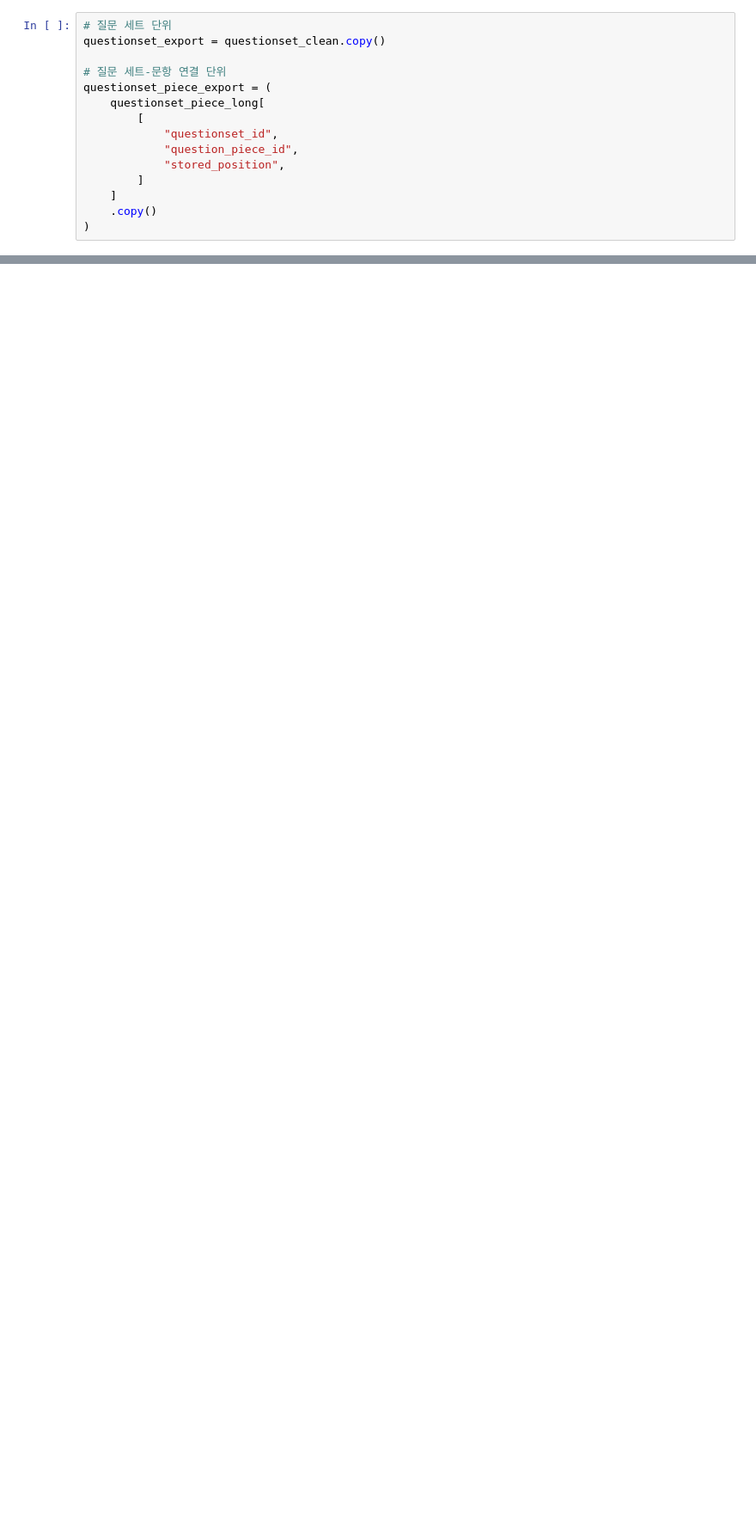
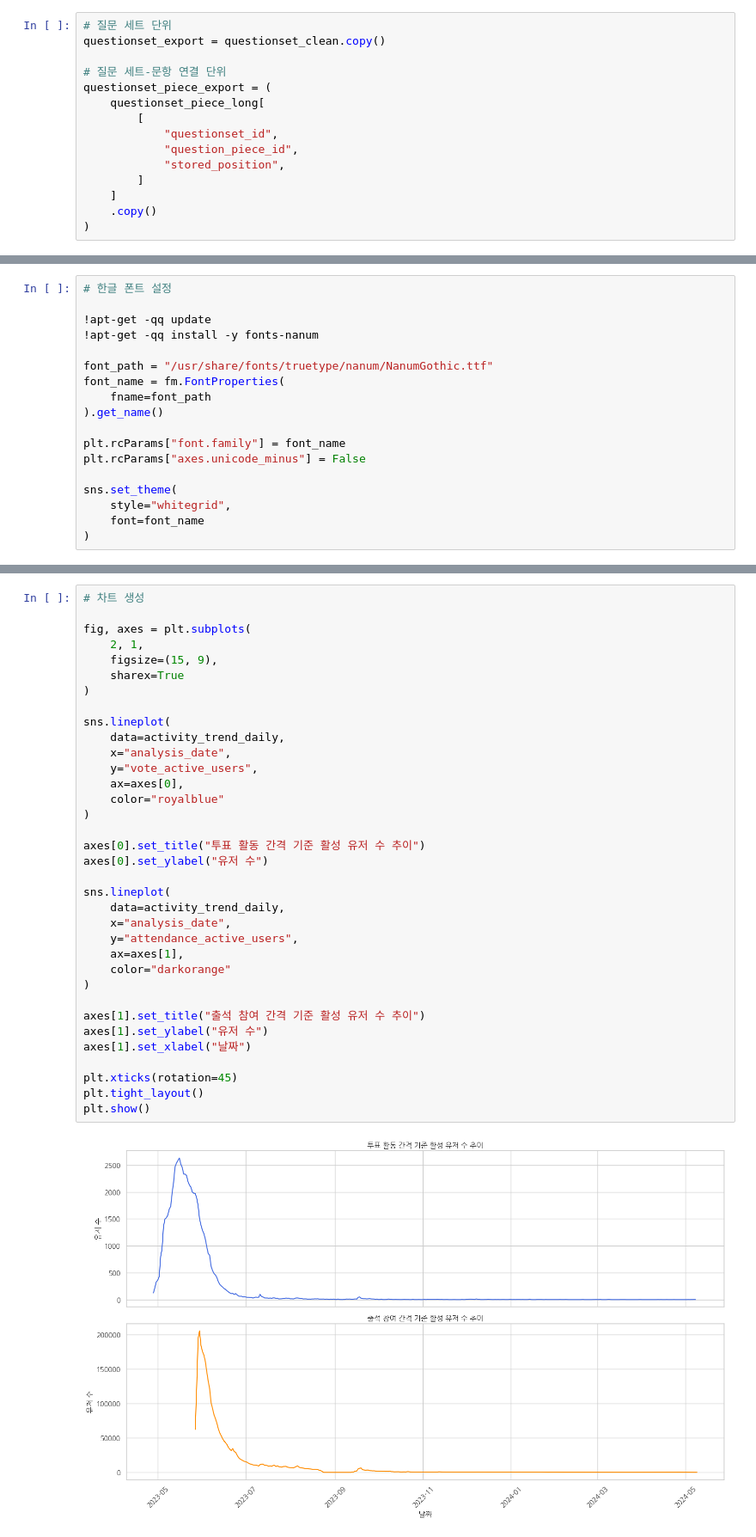
Before and after one commit to DA15-Lab/team3-ping-analytics, a Jupyter notebook: notebooks/Sooyong_analysis.ipynb, the cells around one changed output, grey strips where cells are left out. Shown at 86% size. Saved outputs shown, nothing was run; the diff lists cells and outputs as text; blank space fills up the shorter version.

```diff
--- a/notebooks/Sooyong_analysis.ipynb
+++ b/notebooks/Sooyong_analysis.ipynb
@@ -2180,0 +2780,18 @@ display(export_summary)
+# %%
+# 한글 폰트 설정
+
+!apt-get -qq update
+!apt-get -qq install -y fonts-nanum
+
+font_path = "/usr/share/fonts/truetype/nanum/NanumGothic.ttf"
+font_name = fm.FontProperties(
+    fname=font_path
+).get_name()
+
+plt.rcParams["font.family"] = font_name
+plt.rcParams["axes.unicode_minus"] = False
+
+sns.set_theme(
+    style="whitegrid",
+    font=font_name
+)
@@ -2181,3 +2806,40 @@ display(export_summary)
+# %%
+# 차트 생성
+
+fig, axes = plt.subplots(
+    2, 1,
+    figsize=(15, 9),
+    sharex=True
+)
+
+sns.lineplot(
+    data=activity_trend_daily,
+    x="analysis_date",
+    y="vote_active_users",
+    ax=axes[0],
+    color="royalblue"
+)
+
+axes[0].set_title("투표 활동 간격 기준 활성 유저 수 추이")
+axes[0].set_ylabel("유저 수")
+
+sns.lineplot(
+    data=activity_trend_daily,
+    x="analysis_date",
+    y="attendance_active_users",
+    ax=axes[1],
+    color="darkorange"
+)
+
+axes[1].set_title("출석 참여 간격 기준 활성 유저 수 추이")
+axes[1].set_ylabel("유저 수")
+axes[1].set_xlabel("날짜")
+
+plt.xticks(rotation=45)
+plt.tight_layout()
+plt.show()
+# %% [output]
+[figure, added]
 # %%
 # ===== 작업 저장 셀 =====
 NAME = "Sooyong"
```
Also changed, not shown: parts of 26 cells of this notebook, 1 other file.
